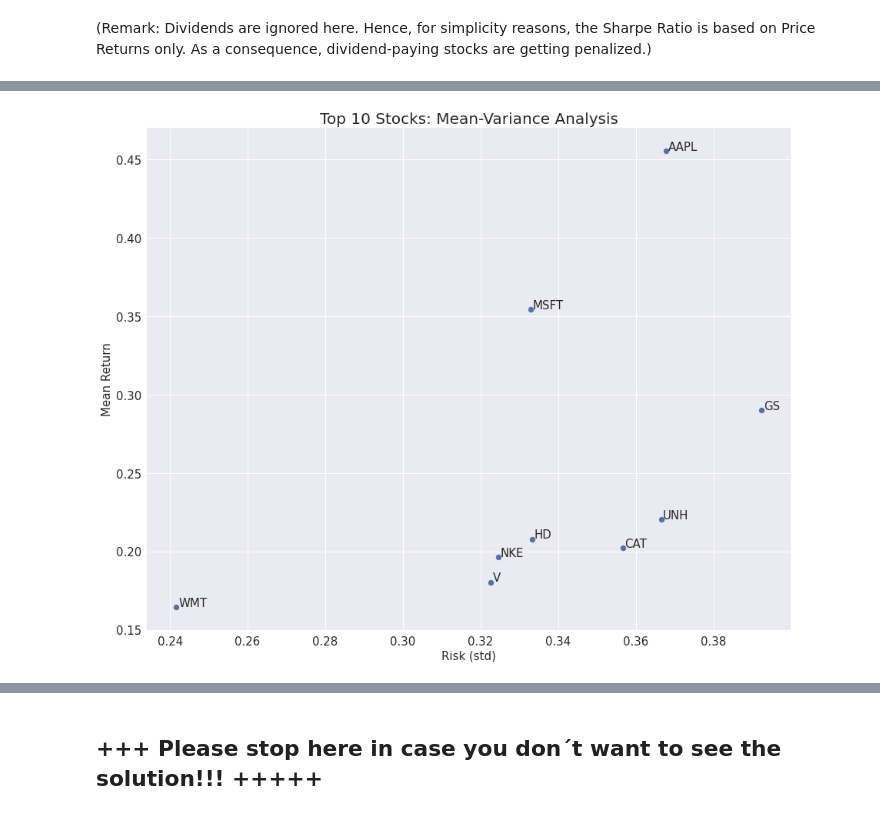
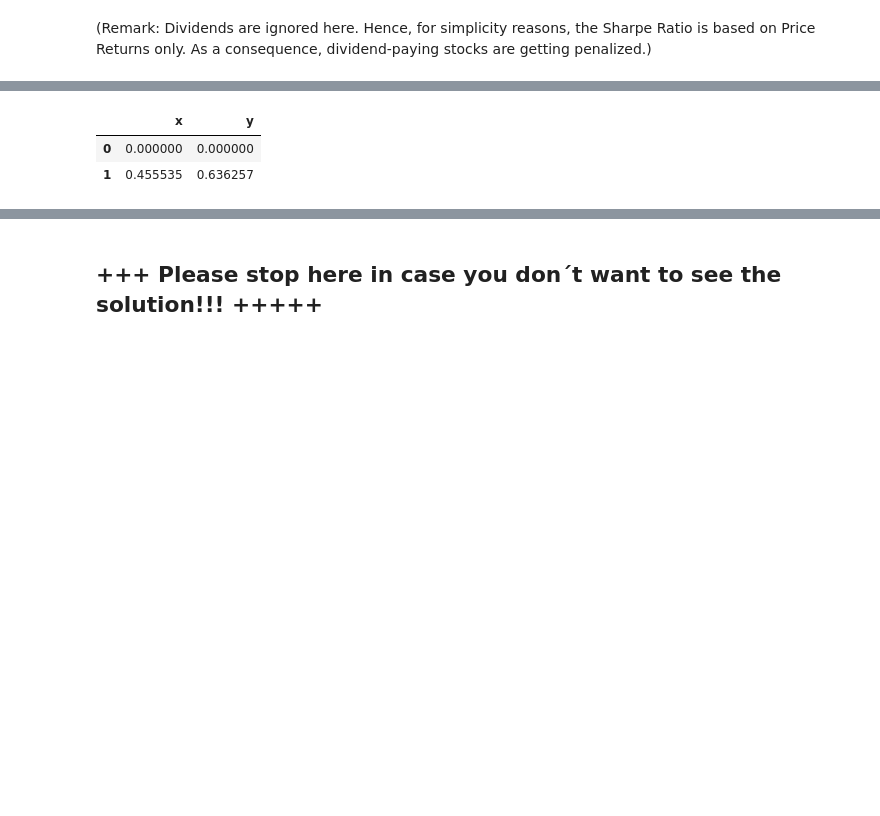
Before and after one commit to pianofreq/hagmann-perf-opt-course, a Jupyter notebook: PerfOptCourse/Section_1/NB_02_Mean_Variance_Sharpe.ipynb, the cells around one changed output, grey strips where cells are left out. Saved outputs shown, nothing was run; the diff lists cells and outputs as text; code cells hidden in the pictures; blank space fills up the shorter version.

```diff
--- a/PerfOptCourse/Section_1/NB_02_Mean_Variance_Sharpe.ipynb
+++ b/PerfOptCourse/Section_1/NB_02_Mean_Variance_Sharpe.ipynb
@@ -209,12 +207,7 @@ summary
 # %%
-limiter = 10
-plots = summary.iloc[:limiter-1]
-plots.plot(kind = "scatter", x = 'std', y = 'mean', figsize = (15,12), s = 50, fontsize = 15)
-for i in plots.index:
-    plt.annotate(i, xy=(plots.loc[i, "std"]+0.0005, plots.loc[i, "mean"]+0.0005), size = 15)
-plt.xlabel("Risk (std)", fontsize = 15)
-plt.ylabel("Mean Return", fontsize = 15)
-plt.title("Top {} Stocks: Mean-Variance Analysis".format(limiter), fontsize = 20)
-plt.show()
+#plot_sharpe(summary, 10)
+line
 # %% [output]
-[figure, removed]
+|  | x | y |
+| 0 | 0.000000 | 0.000000 |
+| 1 | 0.455535 | 0.636257 |
```
Also changed, not shown: parts of 5 cells of this notebook.
